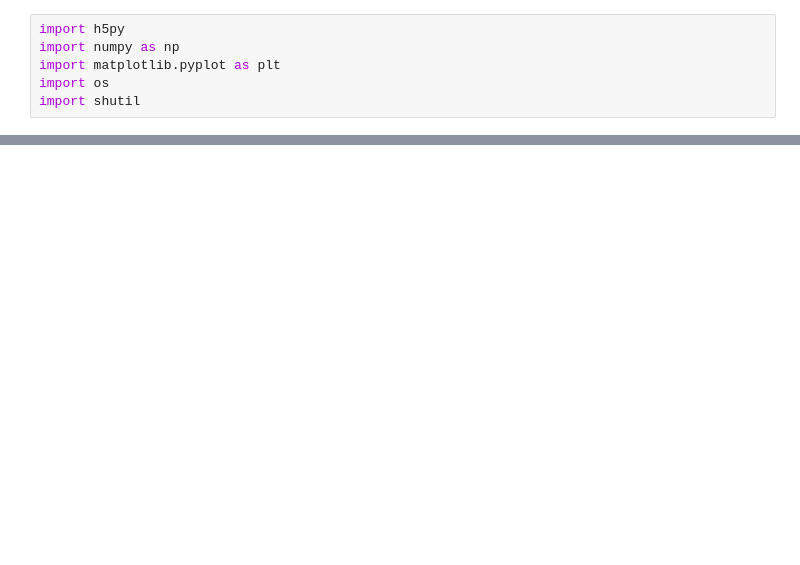
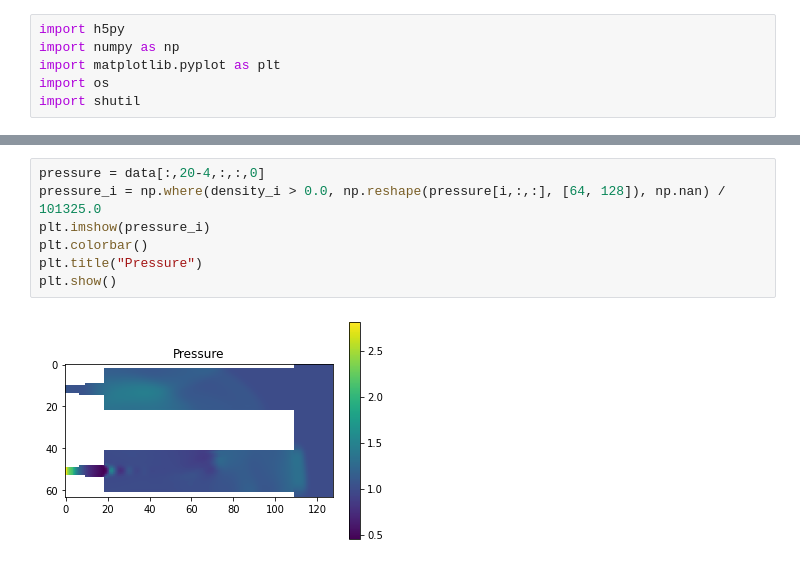
Before and after one commit to maikel/FiniteVolumeSolver, a Jupyter notebook: extra/MultiTube/PlotPlenum.ipynb, the cells around one changed output, grey strips where cells are left out. Cells and saved outputs as stored; diff of their text form; blank space fills up the shorter version.

```diff
--- a/extra/MultiTube/PlotPlenum.ipynb
+++ b/extra/MultiTube/PlotPlenum.ipynb
@@ -35,0 +45,9 @@ IndexError: index 20 is out of bounds for axis 0 with size 1
+# %%
+pressure = data[:,20-4,:,:,0]
+pressure_i = np.where(density_i > 0.0, np.reshape(pressure[i,:,:], [64, 128]), np.nan) / 101325.0
+plt.imshow(pressure_i)
+plt.colorbar()
+plt.title("Pressure")
+plt.show()
+# %% [output]
+[figure, added]
```
Also changed, not shown: parts of 8 cells of this notebook.
